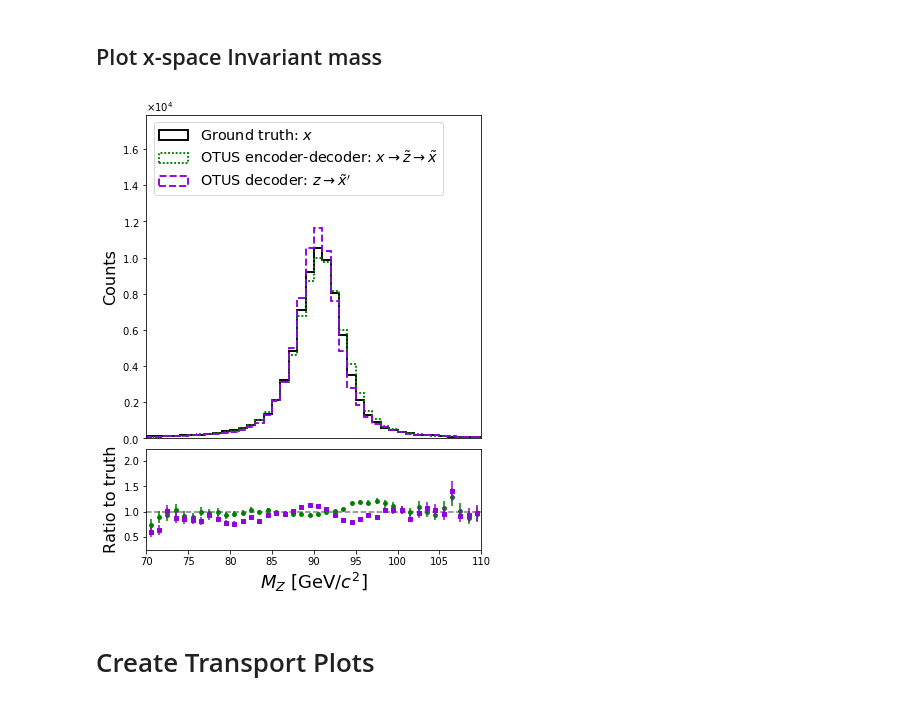
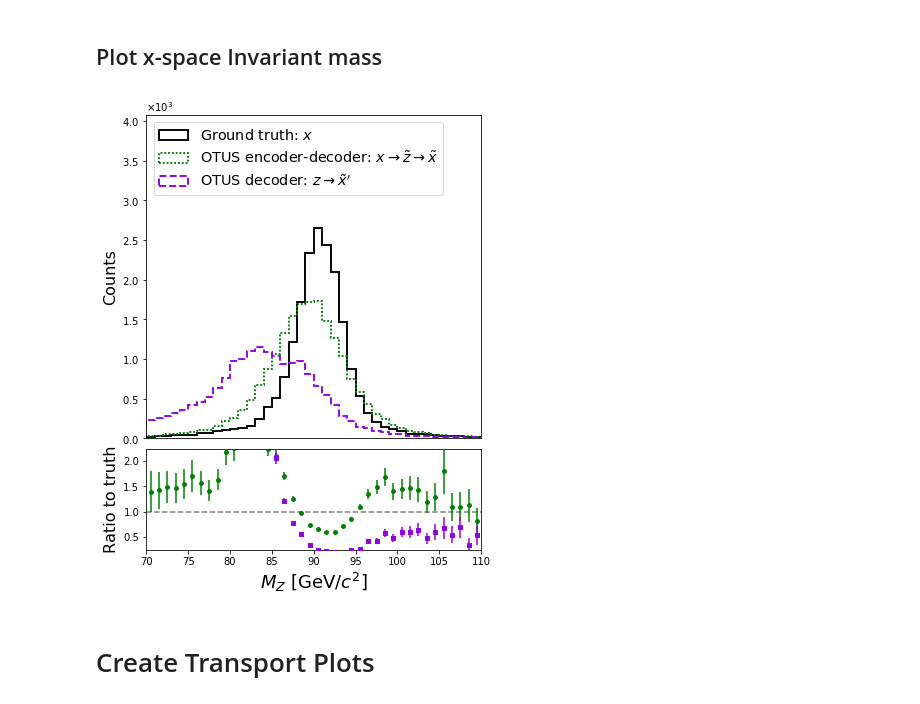
Before and after one commit to yiboyang/otus, a Jupyter notebook: PaperPlots/ablationStudy/ablationStudyPlots_ppzee_lambTuning.ipynb, the cells around one changed output. Cells and saved outputs as stored; diff of their text form; code cells hidden in the pictures.

```diff
--- a/PaperPlots/ablationStudy/ablationStudyPlots_ppzee_lambTuning.ipynb
+++ b/PaperPlots/ablationStudy/ablationStudyPlots_ppzee_lambTuning.ipynb
@@ -21,10 +29,10 @@ sys.path.append("../utilityFunctions")
 save_figs = True  # Global switch to turn on saving figures to files
 N_slices  = 1000  # Global number of slices to calculate SW distance with
 
-data_directory    = '../data/'
-results_dataPath  = '../experiments/ppzee/otus_results-dataset=ppzee_test.npz'
+data_directory    = '../../data/'
 dataset_name      = 'ppzee'
-img_dir           = dataset_name+'Images/'
+results_dataPath  = '../../experiments/'+dataset_name+f'/ablationStudy/lambda_tuning/npzFiles/swae-lamb={lamb}.npz'
+img_dir           = dataset_name+'_lambTuningImages/'
 
 np.random.seed(4) # Set numpy random seed
 # %% [markdown]
@@ -352,13 +275,9 @@ from func_utils import calcInvM
 # %%
 #-- Calculate Invariant Mass of Z boson --#
 
-# z-space (z_pred_te1 vs z_test2)
-zpred_IM_Z = calcInvM(z_pred_te1[:,0:4] + z_pred_te1[:,4:8])
-ztest_IM_Z = calcInvM(z_test2[:,0:4] + z_test2[:,4:8])
-
 # x-space
-xpred_IM_Z      = calcInvM(x_pred_te1[:,0:4] + x_pred_te1[:,4:8])
-xtest_IM_Z      = calcInvM(x_test2[:,0:4] + x_test2[:,4:8])
-xpredtruth_IM_Z = calcInvM(x_pred_truth_te1[:,0:4] + x_pred_truth_te1[:,4:8])
+xpred_IM_Z      = calcInvM(x_pred_val1[:,0:4] + x_pred_val1[:,4:8])
+xval_IM_Z       = calcInvM(x_val2[:,0:4] + x_val2[:,4:8])
+xpredtruth_IM_Z = calcInvM(x_pred_truth_val1[:,0:4] + x_pred_truth_val1[:,4:8])
 # %% [markdown]
 ## Perform Statistical Analysis
@@ -388,8 +285,7 @@ zIMstatsList.append(runStatAnalysis(zpred_IM_Z, ztest_IM_Z, bins_Z))
 ### x-space Find Correct Binning and Compute Statistics
 # %%
 # Want to find bins such that n has no bins with <5 entries
-# Try using binning for z-space case
-bins = bins_Z
+bins = [70 + 1*i for i in range(40+1)]
 n, _, _ = plt.hist(xpred_IM_Z, bins=bins, histtype='step', density=False)
 print("Number of entries in each bin: ",n)
 print("Do any bins have less than 5 entries? ",np.any(n < 5))
@@ -417,11 +306,11 @@ ratioPlotSingle(ztest_IM_Z, zpred_IM_Z, bins_Z, (70,110), (0,60000), (0,5.75),
 # %% [markdown]
 ## Plot x-space Invariant mass
 # %%
-ratioPlotDouble(xtest_IM_Z, xpred_IM_Z, xpredtruth_IM_Z, bins_Z,
+ratioPlotDouble(xval_IM_Z, xpred_IM_Z, xpredtruth_IM_Z, bins,
                    (70,110), (0,12000), (0.25,2.25),
-                   r'$M_{Z}$ [GeV/$c^2$]', legend=True, save_figs=save_figs, img_dir=img_dir) #xIMstatsList[0],  xIMstatsListTruth[0],
+                   r'$M_{Z}$ [GeV/$c^2$]', legend=True, save_figs=save_figs, img_dir=img_dir, ablLambda=f'lamb={lamb}') #xIMstatsList[0],  xIMstatsListTruth[0],
 # %% [output]
-[figure, old version]
+[figure, new version]
 # %% [markdown]
 # Create Transport Plots
 # %% [markdown]
```
Also changed, not shown: parts of 49 cells of this notebook, 13 other files.
